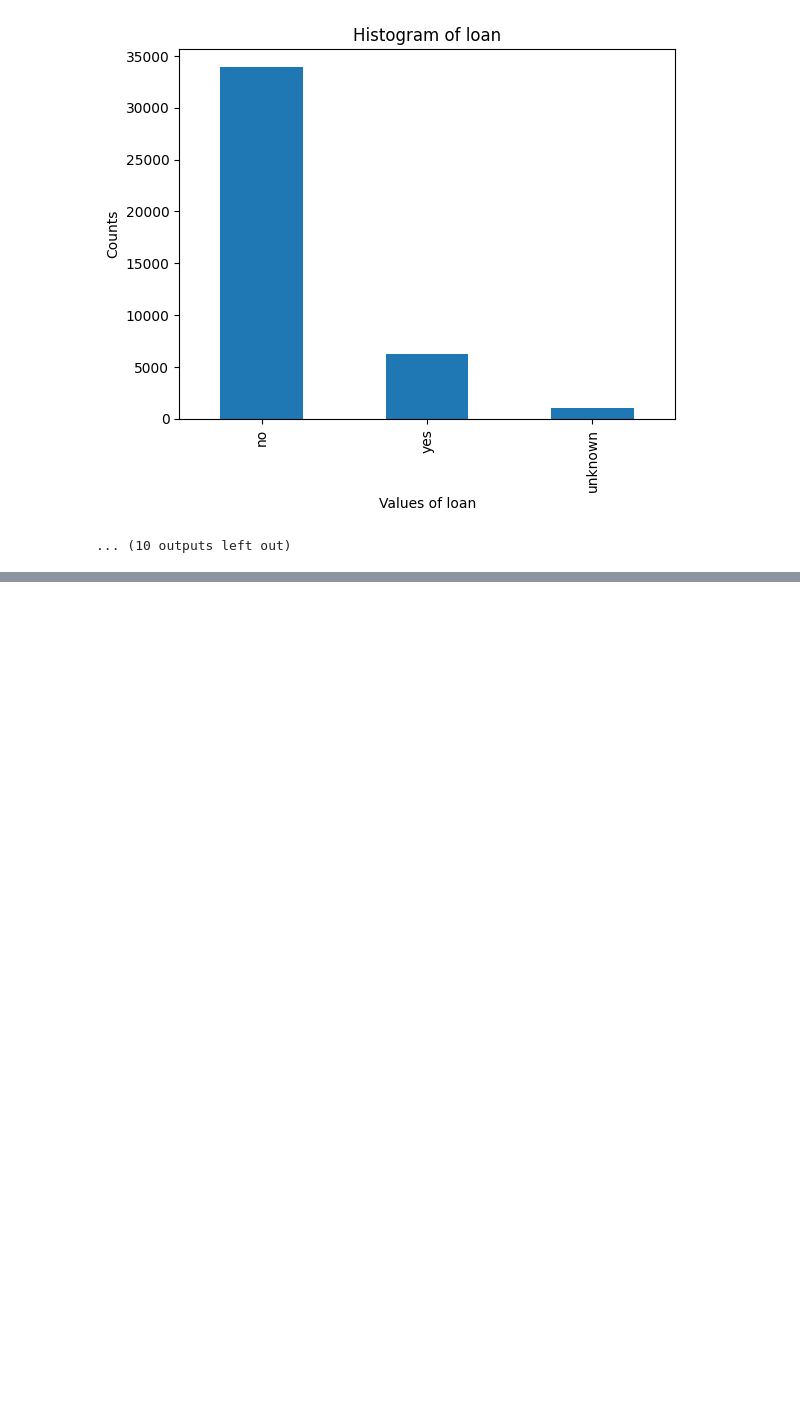
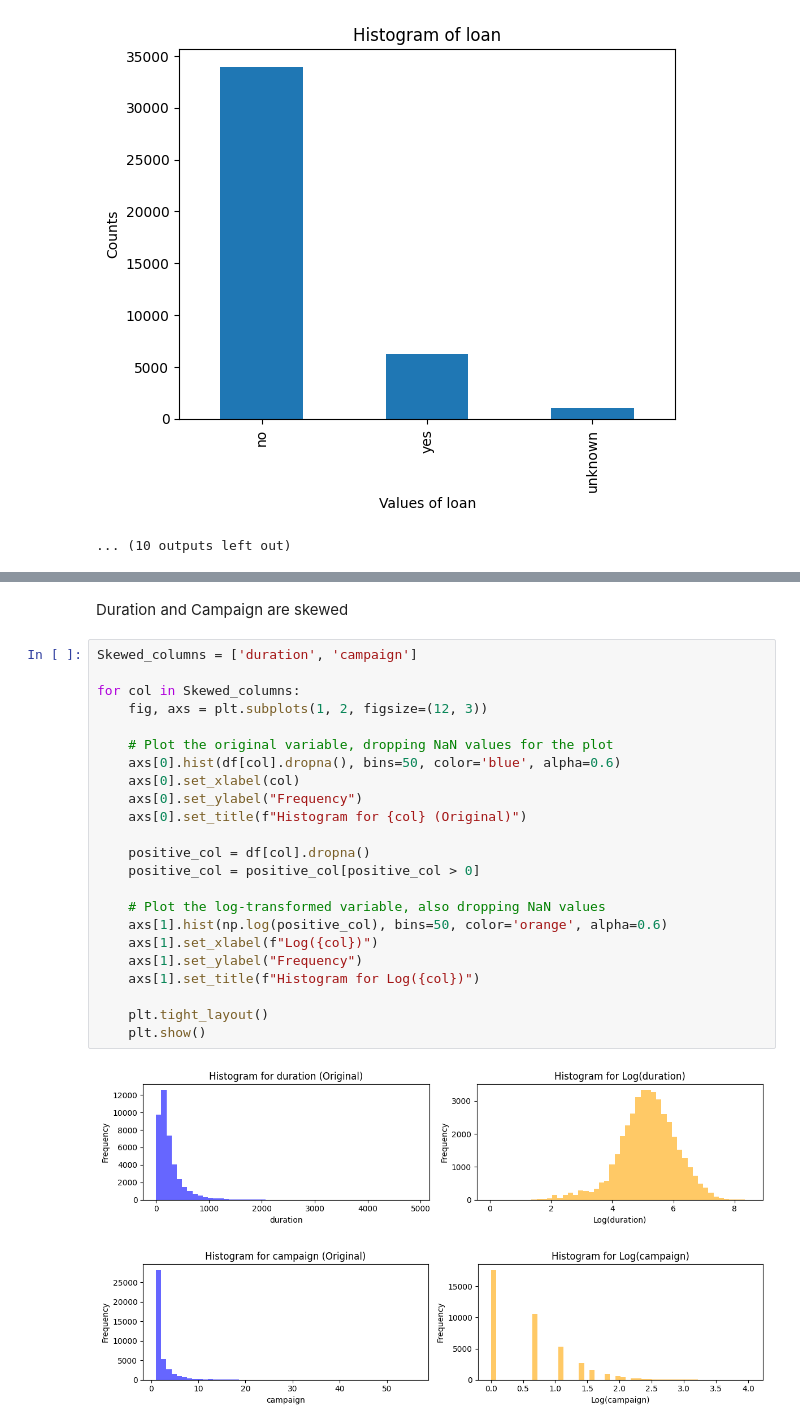
Before and after one commit to McGill-MMA-EnterpriseAnalytics/fourchetteurs, a Jupyter notebook: EDA.ipynb, the cells around one changed output, grey strips where cells are left out. Drawn from its saved outputs; the diff is of its cells as text; blank space fills up the shorter version.

```diff
--- a/EDA.ipynb
+++ b/EDA.ipynb
@@ -198,0 +222,28 @@ Name: count, dtype: int64
+# %% [markdown]
+Duration and Campaign are skewed
+# %%
+Skewed_columns = ['duration', 'campaign']
+
+for col in Skewed_columns:
+    fig, axs = plt.subplots(1, 2, figsize=(12, 3))
+
+    # Plot the original variable, dropping NaN values for the plot
+    axs[0].hist(df[col].dropna(), bins=50, color='blue', alpha=0.6)
+    axs[0].set_xlabel(col)
+    axs[0].set_ylabel("Frequency")
+    axs[0].set_title(f"Histogram for {col} (Original)")
+
+    positive_col = df[col].dropna()
+    positive_col = positive_col[positive_col > 0]
+
+    # Plot the log-transformed variable, also dropping NaN values
+    axs[1].hist(np.log(positive_col), bins=50, color='orange', alpha=0.6)
+    axs[1].set_xlabel(f"Log({col})")
+    axs[1].set_ylabel("Frequency")
+    axs[1].set_title(f"Histogram for Log({col})")
+
+    plt.tight_layout()
+    plt.show()
+# %% [output]
+[figure, added]
+[figure, added]
```
Also changed, not shown: parts of 26 cells of this notebook.
